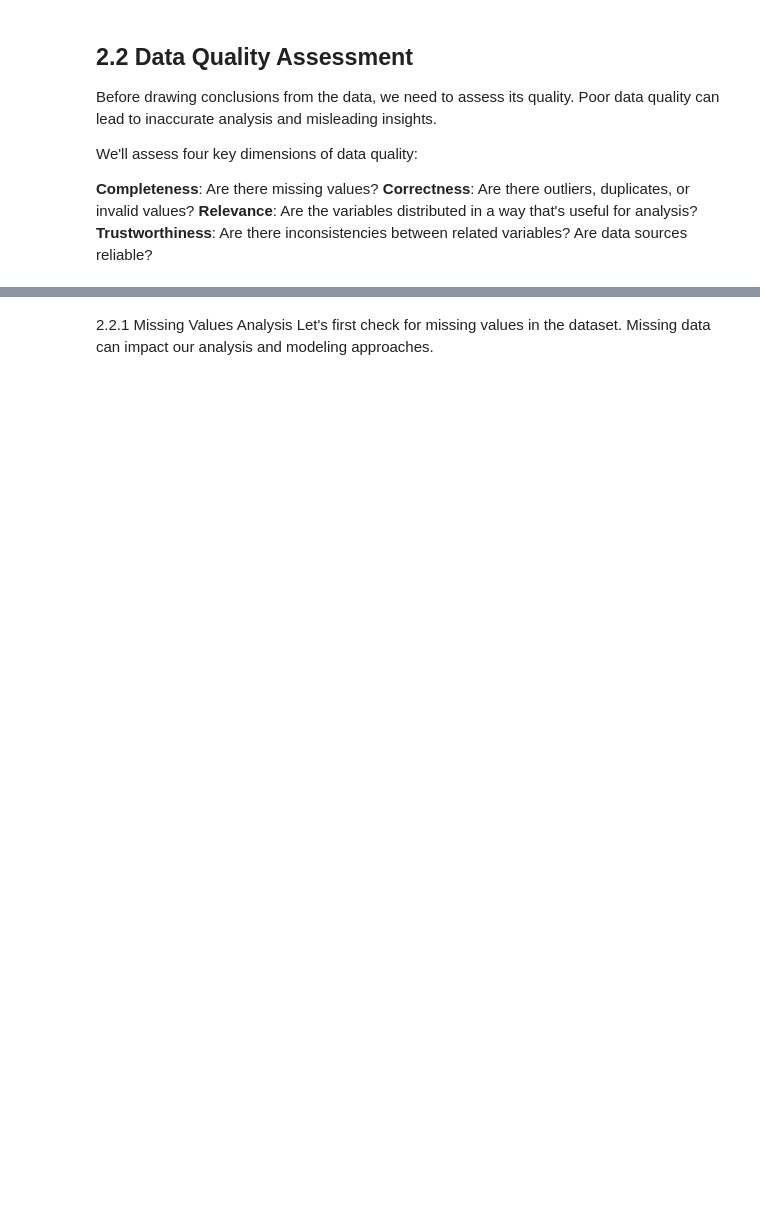
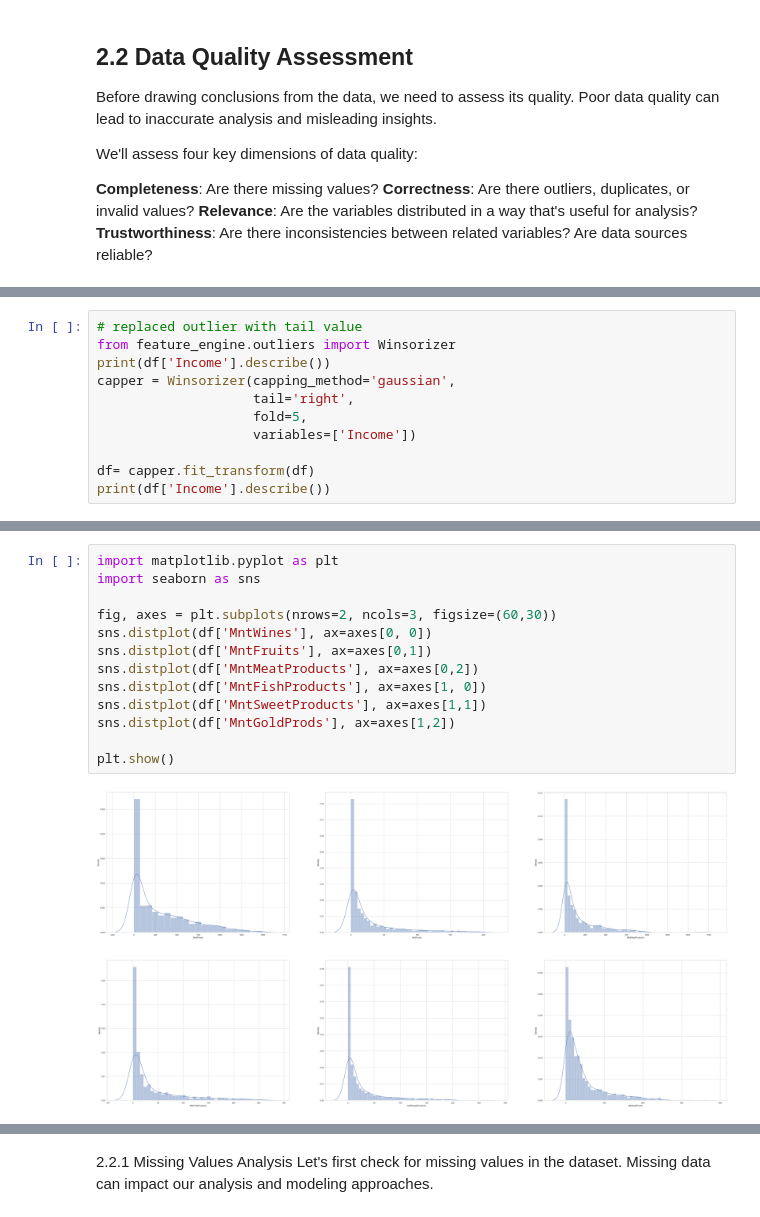
Before and after one commit to annapoltavets/ml-and-engineering-docs, a Jupyter notebook: caltech/module2-statistics/marketing_campaign/Marketing_EDA.ipynb, the cells around one changed output, grey strips where cells are left out. Cells and saved outputs as stored; diff of their text form; blank space fills up the shorter version.

```diff
--- a/caltech/module2-statistics/marketing_campaign/Marketing_EDA.ipynb
+++ b/caltech/module2-statistics/marketing_campaign/Marketing_EDA.ipynb
@@ -239,0 +294,11 @@ print(pd.__version__)
+# %%
+# replaced outlier with tail value
+from feature_engine.outliers import Winsorizer
+print(df['Income'].describe())
+capper = Winsorizer(capping_method='gaussian',
+                    tail='right',
+                    fold=5,
+                    variables=['Income'])
+
+df= capper.fit_transform(df)
+print(df['Income'].describe())
@@ -239,0 +324,15 @@ print(pd.__version__)
+# %%
+import matplotlib.pyplot as plt
+import seaborn as sns
+
+fig, axes = plt.subplots(nrows=2, ncols=3, figsize=(60,30))
+sns.distplot(df['MntWines'], ax=axes[0, 0])
+sns.distplot(df['MntFruits'], ax=axes[0,1])
+sns.distplot(df['MntMeatProducts'], ax=axes[0,2])
+sns.distplot(df['MntFishProducts'], ax=axes[1, 0])
+sns.distplot(df['MntSweetProducts'], ax=axes[1,1])
+sns.distplot(df['MntGoldProds'], ax=axes[1,2])
+
+plt.show()
+# %% [output]
+[figure, added]
```
Also changed, not shown: parts of 35 cells of this notebook.
